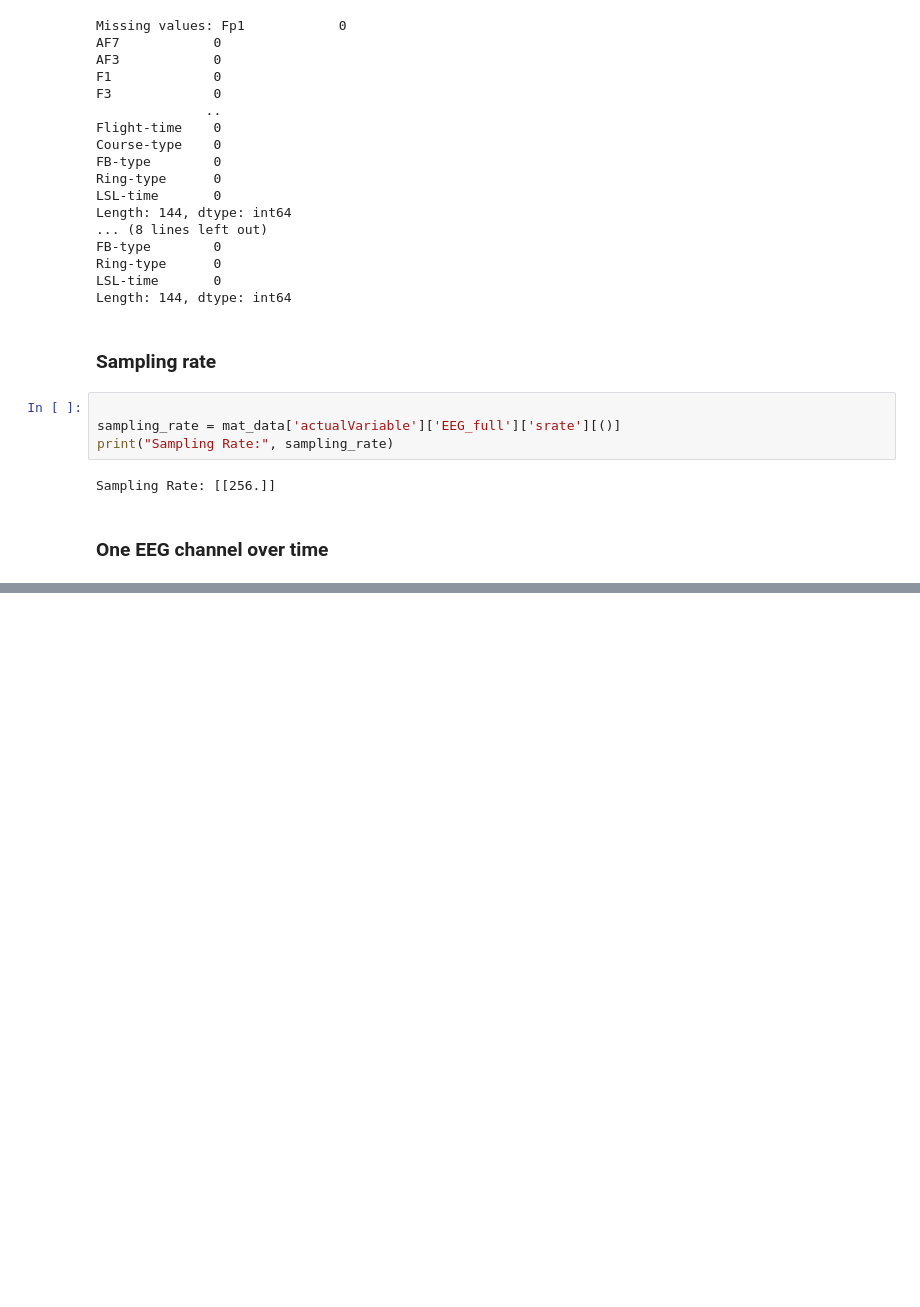
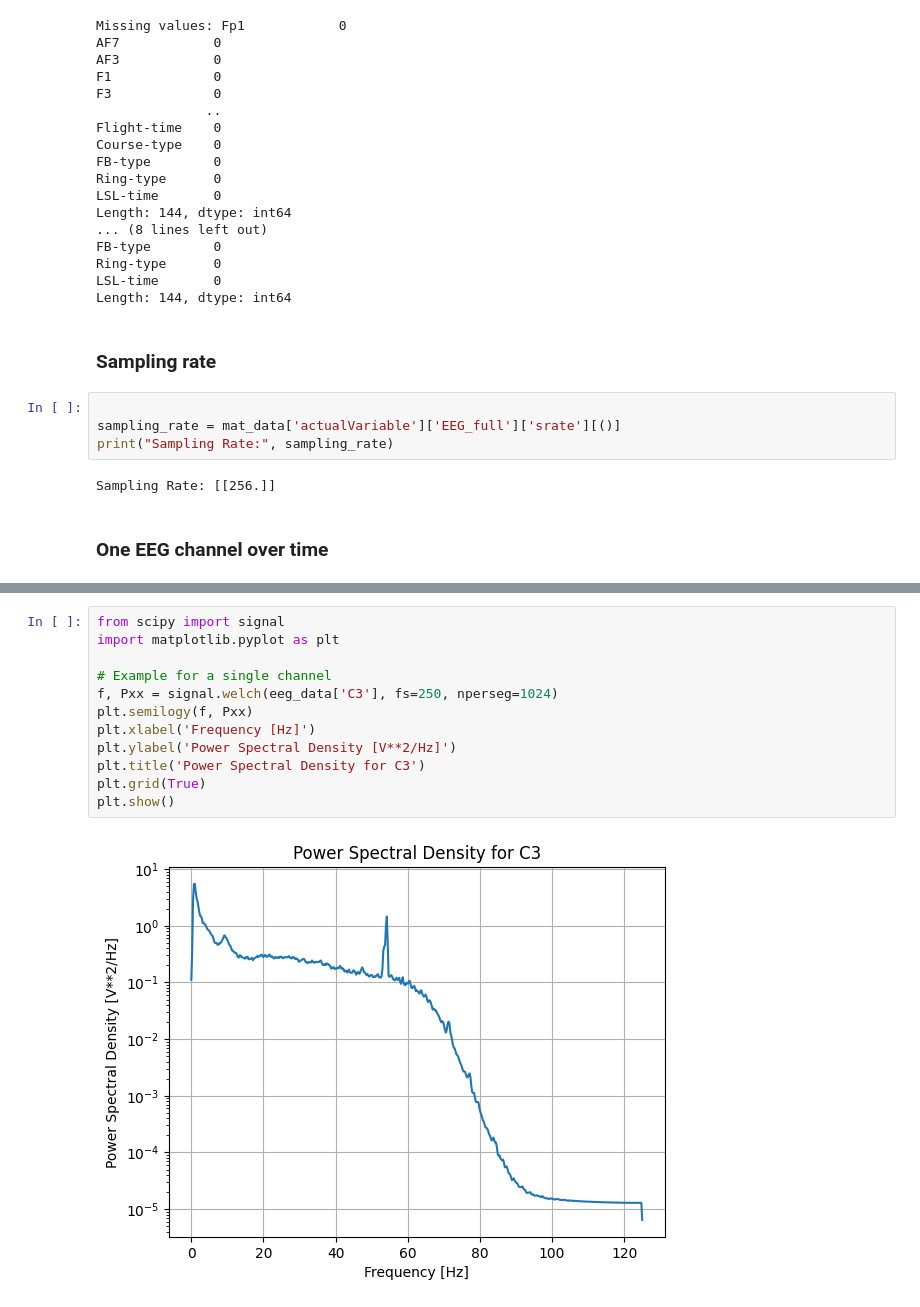
Before and after one commit to Ssalijoshua/Regulation-of-arousal-, a Jupyter notebook: eda-code.ipynb, the cells around one changed output, grey strips where cells are left out. Saved outputs shown, nothing was run; the diff lists cells and outputs as text; blank space fills up the shorter version.

```diff
--- a/eda-code.ipynb
+++ b/eda-code.ipynb
@@ -278,0 +315,14 @@ plt.show()
+# %%
+from scipy import signal
+import matplotlib.pyplot as plt
+
+# Example for a single channel
+f, Pxx = signal.welch(eeg_data['C3'], fs=250, nperseg=1024)
+plt.semilogy(f, Pxx)
+plt.xlabel('Frequency [Hz]')
+plt.ylabel('Power Spectral Density [V**2/Hz]')
+plt.title('Power Spectral Density for C3')
+plt.grid(True)
+plt.show()
+# %% [output]
+[figure, added]
```
Also changed, not shown: parts of 14 cells of this notebook.
